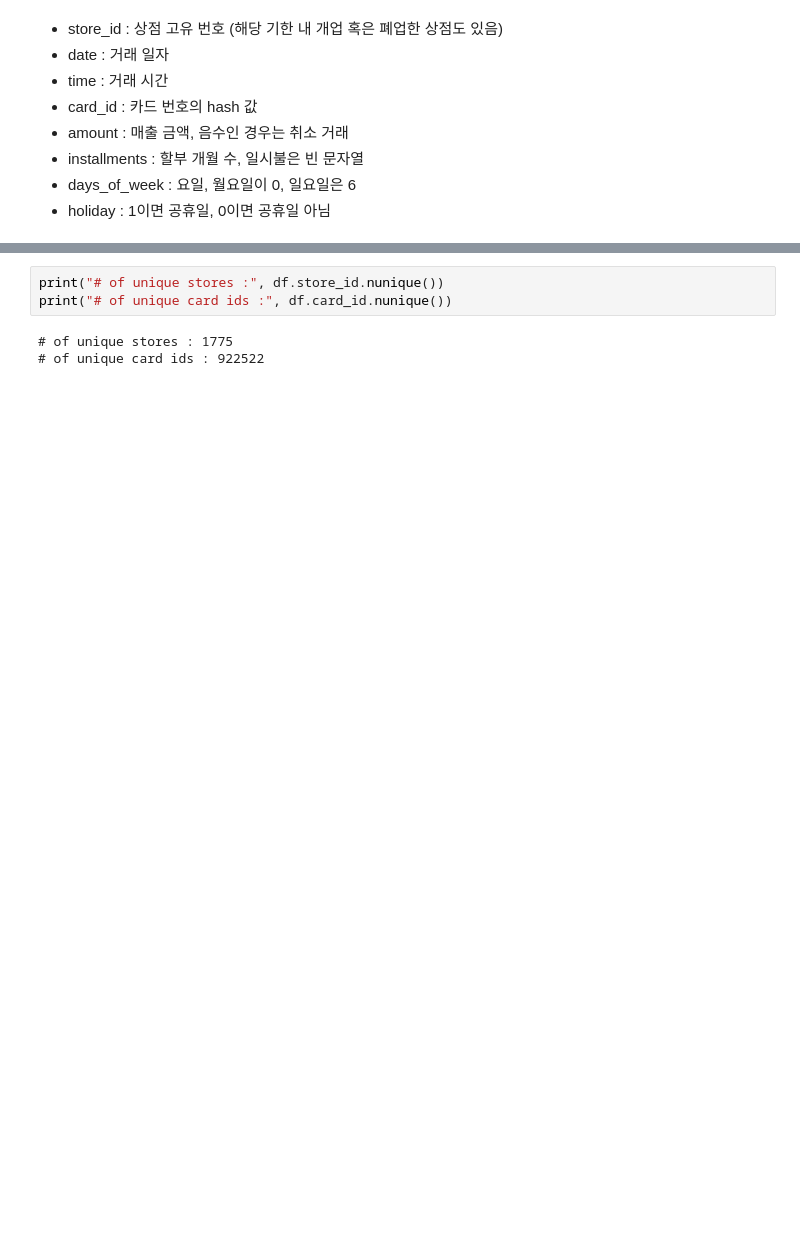
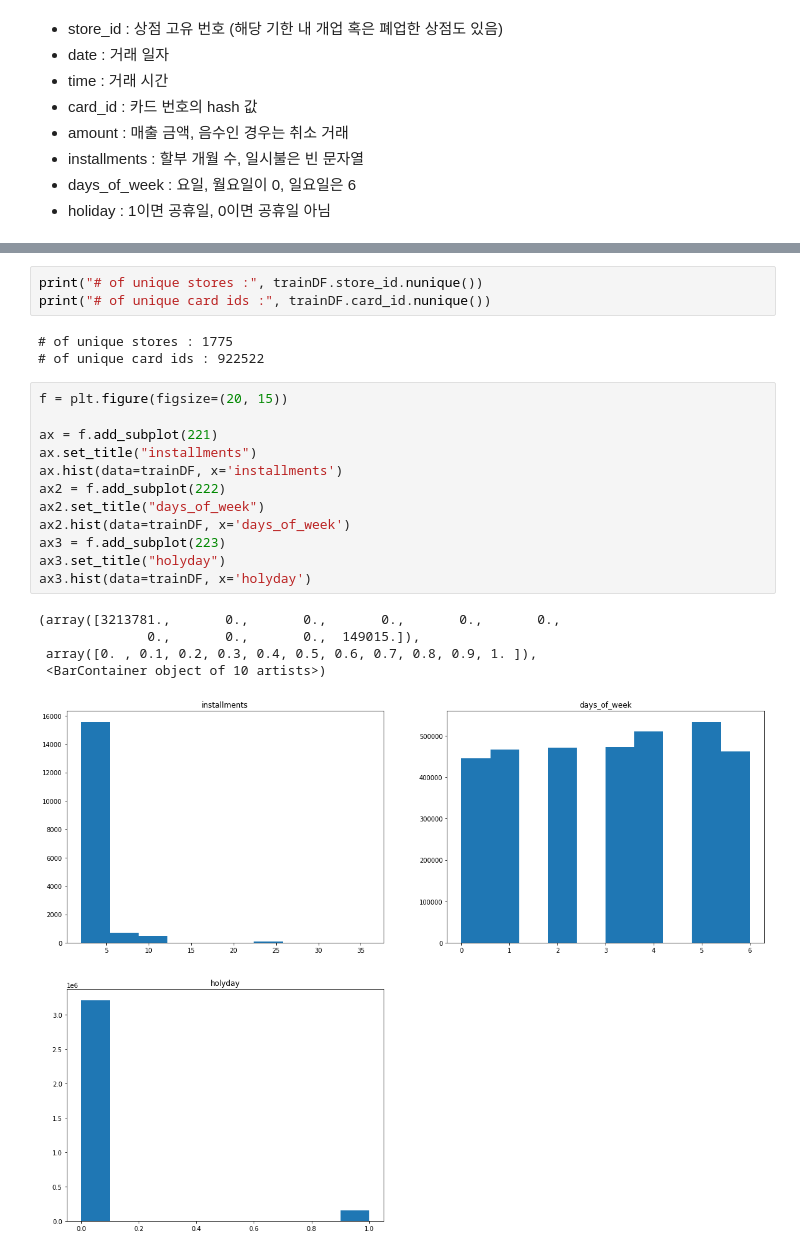
Before and after one commit to DSLuGu/dacon_136, a Jupyter notebook: eda.ipynb, the cells around one changed output, grey strips where cells are left out. Drawn from its saved outputs; the diff is of its cells as text; blank space fills up the shorter version.

```diff
--- a/eda.ipynb
+++ b/eda.ipynb
@@ -64,8 +71,26 @@ df.describe()
 | 75% | 1.342000e+03 | 1.500000e+02 | 3.000000 | 5.000000e+00 | 0.000000e+00 |
 | max | 1.799000e+03 | 2.500000e+05 | 36.000000 | 6.000000e+00 | 1.000000e+00 |
 # %%
-print("# of unique stores :", df.store_id.nunique())
-print("# of unique card ids :", df.card_id.nunique())
+print("# of unique stores :", trainDF.store_id.nunique())
+print("# of unique card ids :", trainDF.card_id.nunique())
 # %% [output]
 # of unique stores : 1775
 # of unique card ids : 922522
+# %%
+f = plt.figure(figsize=(20, 15))
+
+ax = f.add_subplot(221)
+ax.set_title("installments")
+ax.hist(data=trainDF, x='installments')
+ax2 = f.add_subplot(222)
+ax2.set_title("days_of_week")
+ax2.hist(data=trainDF, x='days_of_week')
+ax3 = f.add_subplot(223)
+ax3.set_title("holyday")
+ax3.hist(data=trainDF, x='holyday')
+# %% [output]
+(array([3213781.,       0.,       0.,       0.,       0.,       0.,
+              0.,       0.,       0.,  149015.]),
+ array([0. , 0.1, 0.2, 0.3, 0.4, 0.5, 0.6, 0.7, 0.8, 0.9, 1. ]),
+ <BarContainer object of 10 artists>)
+[figure, added]
```
Also changed, not shown: parts of 11 cells of this notebook.
